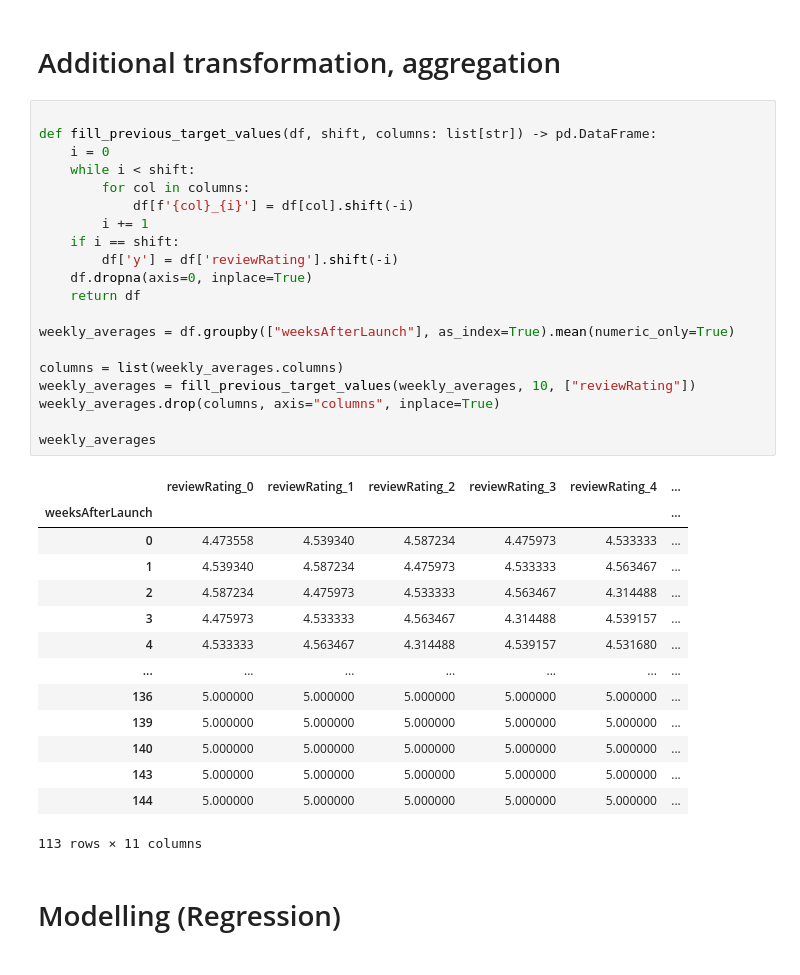
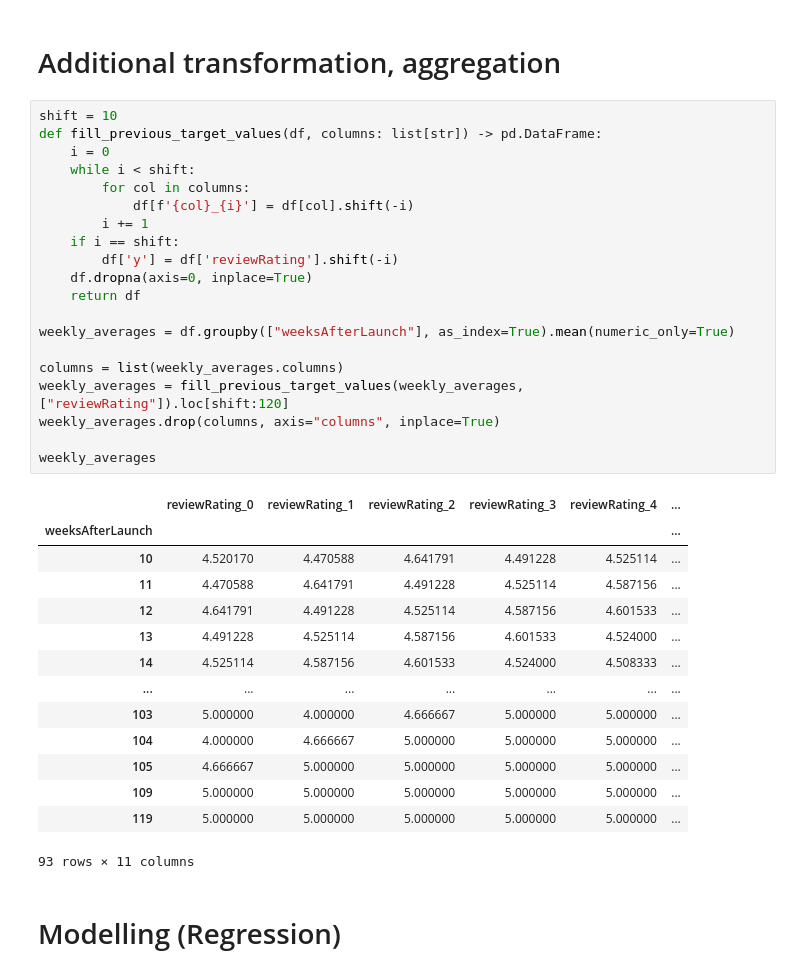
Before and after one commit to MoritzRenkin/tu-bi-DataAnalytics, a Jupyter notebook: lab.ipynb, the cells around one changed output. Saved outputs shown, nothing was run; the diff lists cells and outputs as text.

```diff
--- a/lab.ipynb
+++ b/lab.ipynb
@@ -430,40 +430,40 @@ plt.show()
 # %% [markdown]
 # Additional transformation, aggregation
 # %%
-
-def fill_previous_target_values(df, shift, columns: list[str]) -> pd.DataFrame:
+shift = 10
+def fill_previous_target_values(df, columns: list[str]) -> pd.DataFrame:
     i = 0
     while i < shift:
         for col in columns:
             df[f'{col}_{i}'] = df[col].shift(-i)
         i += 1
     if i == shift:
         df['y'] = df['reviewRating'].shift(-i)
     df.dropna(axis=0, inplace=True)
     return df
 
 weekly_averages = df.groupby(["weeksAfterLaunch"], as_index=True).mean(numeric_only=True)
 
 columns = list(weekly_averages.columns)
-weekly_averages = fill_previous_target_values(weekly_averages, 10, ["reviewRating"])
+weekly_averages = fill_previous_target_values(weekly_averages, ["reviewRating"]).loc[shift:120]
 weekly_averages.drop(columns, axis="columns", inplace=True)
 
 weekly_averages
 # %% [output]
 |  | reviewRating_0 | reviewRating_1 | reviewRating_2 | reviewRating_3 | reviewRating_4 | ... |
 | weeksAfterLaunch |  |  |  |  |  | ... |
-| 0 | 4.473558 | 4.539340 | 4.587234 | 4.475973 | 4.533333 | ... |
-| 1 | 4.539340 | 4.587234 | 4.475973 | 4.533333 | 4.563467 | ... |
-| 2 | 4.587234 | 4.475973 | 4.533333 | 4.563467 | 4.314488 | ... |
-| 3 | 4.475973 | 4.533333 | 4.563467 | 4.314488 | 4.539157 | ... |
-| 4 | 4.533333 | 4.563467 | 4.314488 | 4.539157 | 4.531680 | ... |
+| 10 | 4.520170 | 4.470588 | 4.641791 | 4.491228 | 4.525114 | ... |
+| 11 | 4.470588 | 4.641791 | 4.491228 | 4.525114 | 4.587156 | ... |
+| 12 | 4.641791 | 4.491228 | 4.525114 | 4.587156 | 4.601533 | ... |
+| 13 | 4.491228 | 4.525114 | 4.587156 | 4.601533 | 4.524000 | ... |
+| 14 | 4.525114 | 4.587156 | 4.601533 | 4.524000 | 4.508333 | ... |
 | ... | ... | ... | ... | ... | ... | ... |
-| 136 | 5.000000 | 5.000000 | 5.000000 | 5.000000 | 5.000000 | ... |
-| 139 | 5.000000 | 5.000000 | 5.000000 | 5.000000 | 5.000000 | ... |
-| 140 | 5.000000 | 5.000000 | 5.000000 | 5.000000 | 5.000000 | ... |
-| 143 | 5.000000 | 5.000000 | 5.000000 | 5.000000 | 5.000000 | ... |
-| 144 | 5.000000 | 5.000000 | 5.000000 | 5.000000 | 5.000000 | ... |
+| 103 | 5.000000 | 4.000000 | 4.666667 | 5.000000 | 5.000000 | ... |
+| 104 | 4.000000 | 4.666667 | 5.000000 | 5.000000 | 5.000000 | ... |
+| 105 | 4.666667 | 5.000000 | 5.000000 | 5.000000 | 5.000000 | ... |
+| 109 | 5.000000 | 5.000000 | 5.000000 | 5.000000 | 5.000000 | ... |
+| 119 | 5.000000 | 5.000000 | 5.000000 | 5.000000 | 5.000000 | ... |
-113 rows × 11 columns
+93 rows × 11 columns
 # %% [markdown]
 # Modelling (Regression)
 # %% [markdown]
```
Also changed, not shown: parts of 7 cells of this notebook.
